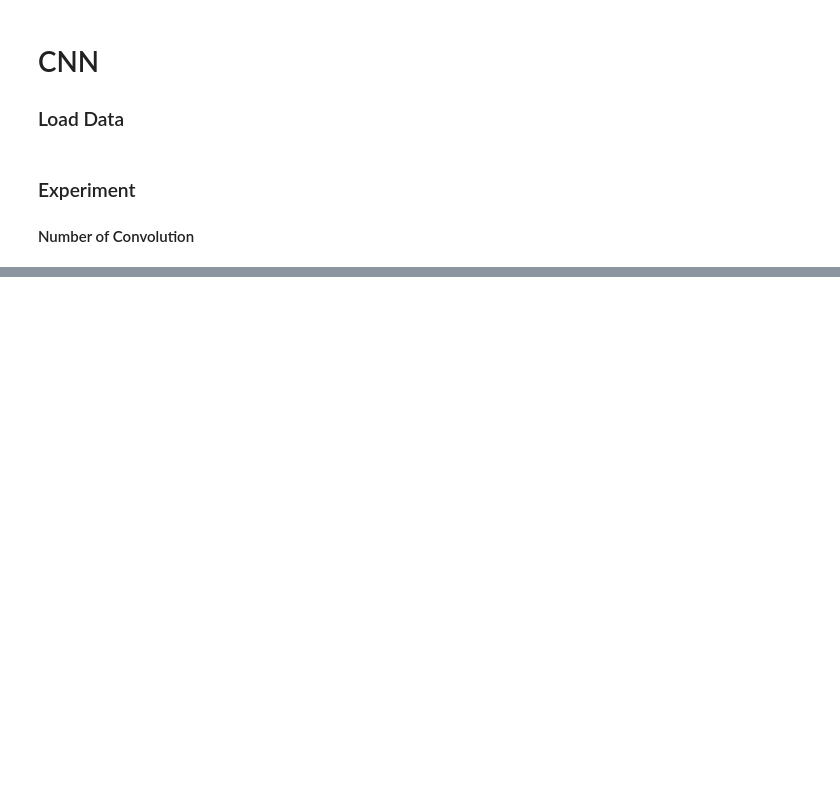
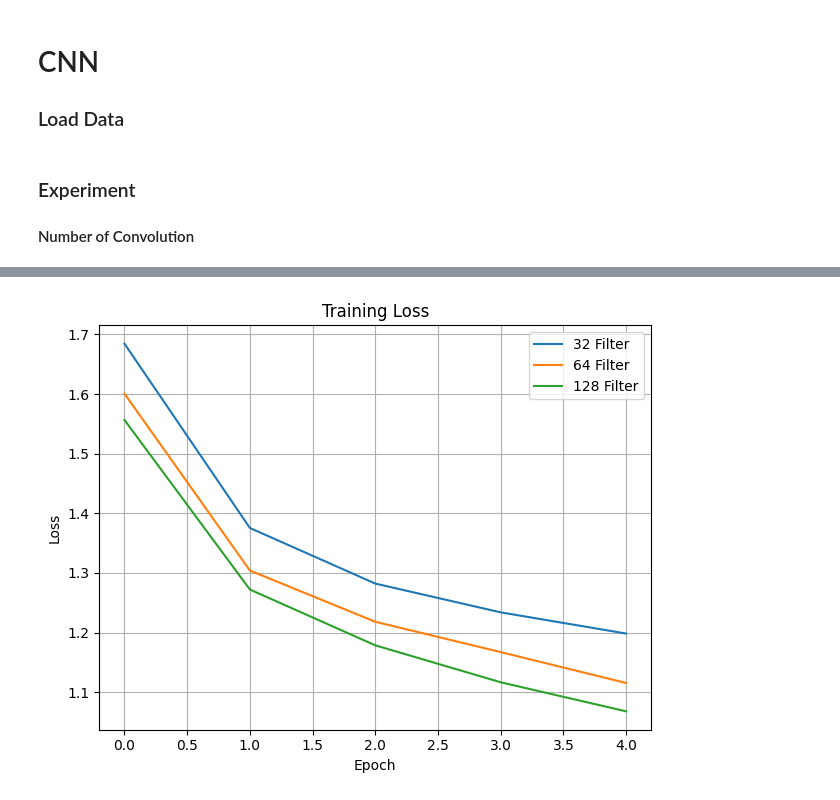
Before and after one commit to fchrgrib/cnn-rnn-lstm-from-scratch, a Jupyter notebook: src/test.ipynb, the cells around one changed output, grey strips where cells are left out. Cells and saved outputs as stored; diff of their text form; code cells hidden in the pictures; blank space fills up the shorter version.

```diff
--- a/src/test.ipynb
+++ b/src/test.ipynb
@@ -137,0 +140,84 @@ Epoch 5/5
+# %%
+
+
+num_of_fiter = {
+    "32 Filter" : [
+        keras.Input(shape=input_shape),
+        layers.Conv2D(32, kernel_size=(3, 3), activation="relu"),
+        layers.MaxPooling2D(pool_size=(2, 2)),
+        layers.Flatten(),
+        layers.Dropout(0.5),
+        layers.Dense(num_classes, activation="softmax")
+    ],
+    "64 Filter" : [
+        keras.Input(shape=input_shape),
+        layers.Conv2D(64, kernel_size=(3, 3), activation="relu"),
+        layers.MaxPooling2D(pool_size=(2, 2)),
+        layers.Flatten(),
+        layers.Dropout(0.5),
+        layers.Dense(num_classes, activation="softmax")
+    ],
+    "128 Filter" : [
+        keras.Input(shape=input_shape),
+        layers.Conv2D(128, kernel_size=(3, 3), activation="relu"),
+        layers.MaxPooling2D(pool_size=(2, 2)),
+        layers.Flatten(),
+        layers.Dropout(0.5),
+        layers.Dense(num_classes, activation="softmax")
+    ]
+}
+
+accuracy = []
+train_loss = {}
+val_loss = {}
+
+for name, data in num_of_fiter.items():
+    model = keras.Sequential(data)
+    model.compile(loss="sparse_categorical_crossentropy", optimizer="adam", metrics=["accuracy"])
+
+    history = model.fit(x_train, y_train, batch_size=batch_size, epochs=epochs, validation_split=0.1)
+    train_loss[name] = history.history["loss"]
+    val_loss[name] = history.history["val_loss"]
+
+    score = model.evaluate(x_test, y_test, verbose=0)
+    accuracy.append(score[1])
+
+plt.figure(figsize=(12, 5))
+plt.subplot(1, 2, 1)
+
+for name, tl in train_loss.items():
+    plt.plot(tl, label=name)
+
+plt.xlabel('Epoch')
+plt.ylabel('Loss')
+plt.title('Training Loss')
+plt.legend()
+plt.grid(True)
+plt.tight_layout()
+plt.show()
+
+plt.figure(figsize=(12, 5))
+plt.subplot(1, 2, 1)
+
+for name, tl in val_loss.items():
+    plt.plot(tl, label=name)
+
+plt.xlabel('Epoch')
+plt.ylabel('Loss')
+plt.title('Validation Loss')
+plt.legend()
+plt.grid(True)
+plt.tight_layout()
+plt.show()
+
+plt.figure(figsize=(12, 5))
+plt.subplot(1, 2, 1)
+
+names = [name for name in num_of_fiter.keys()]
+
+plt.bar(names, accuracy)
+plt.title("Accuracy vs Number of Filter")
+plt.ylabel("Accuracy")
+plt.tight_layout()
+plt.show()
+# %% [output]
@@ -137,0 +241 @@ Epoch 5/5
+[figure, added]
```
Also changed, not shown: parts of 7 cells of this notebook.
